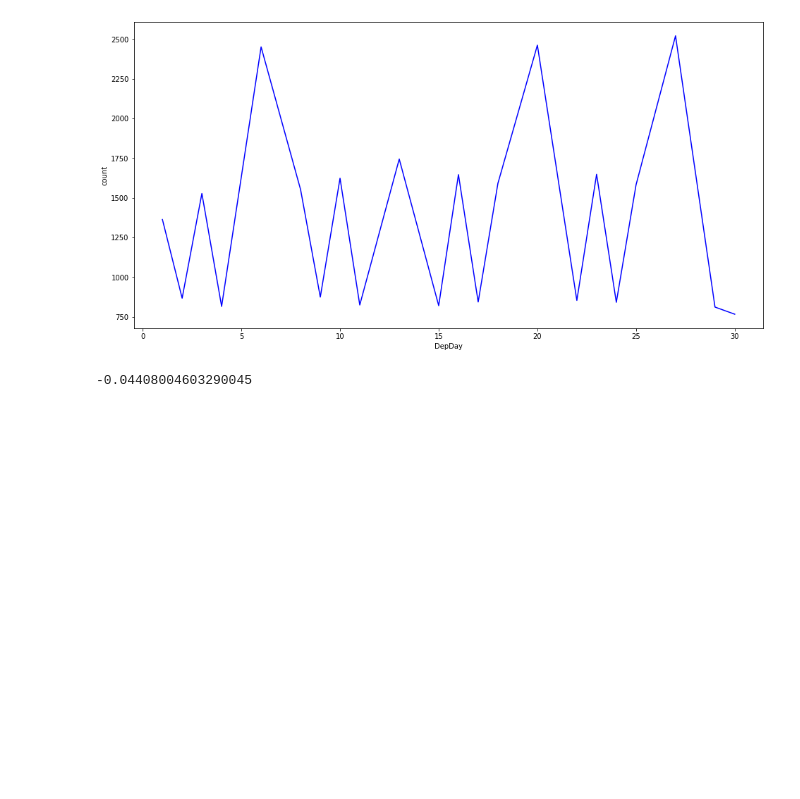
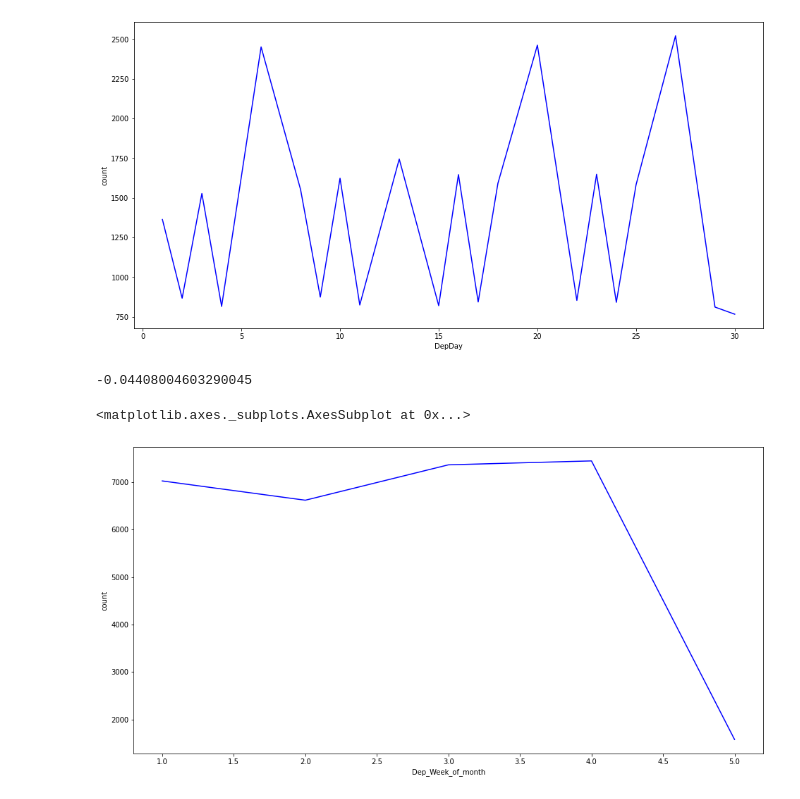
Before and after one commit to Daim-Nickel-Penny/Fly-Deals-Backend, a Jupyter notebook: Fly_Deals_Backend.ipynb, the cells around one changed output. Drawn from its saved outputs; the diff is of its cells as text; code cells hidden in the pictures; blank space fills up the shorter version.

```diff
--- a/Fly_Deals_Backend.ipynb
+++ b/Fly_Deals_Backend.ipynb
@@ -342,11 +342,10 @@ flight_data.DepMonth.value_counts()
 1    15670
 2    14354
 Name: DepMonth, dtype: int64
-# %%
-
-flight_data["DepWeek"]=pd.to_datetime(flight_data["Departure Date"]).dt.quarter
-
-flight_data["ArrWeek"]=pd.to_datetime(flight_data["Arrival Date"]).dt.quarter
+# %%
+flight_data['Dep_Week_of_month'] = pd.to_datetime(flight_data['Departure Date']).apply(lambda d: (d.day-1) // 7 + 1)
+# %%
+flight_data['Arr_Week_of_month'] = pd.to_datetime(flight_data['Arrival Date']).apply(lambda d: (d.day-1) // 7 + 1)
 # %%
 flight_data.DepQuarter.value_counts()
 # %% [output]
@@ -386,3 +385,12 @@ sns.lineplot(data=day_count, x="DepDay",y="count",color='blue' )
 flight_data["Fare"].corr(flight_data["DepDay"])
 # %% [output]
 -0.04408004603290045
+# %%
+week_count=flight_data.groupby("Dep_Week_of_month")["Uniq Id"].agg({"count"})
+# %%
+plt.figure(figsize=(16,8))
+
+sns.lineplot(data=week_count, x="Dep_Week_of_month",y="count",color='blue' )
+# %% [output]
+<matplotlib.axes._subplots.AxesSubplot at 0x...>
+[figure, added]
```
Also changed, not shown: parts of 21 cells of this notebook.
